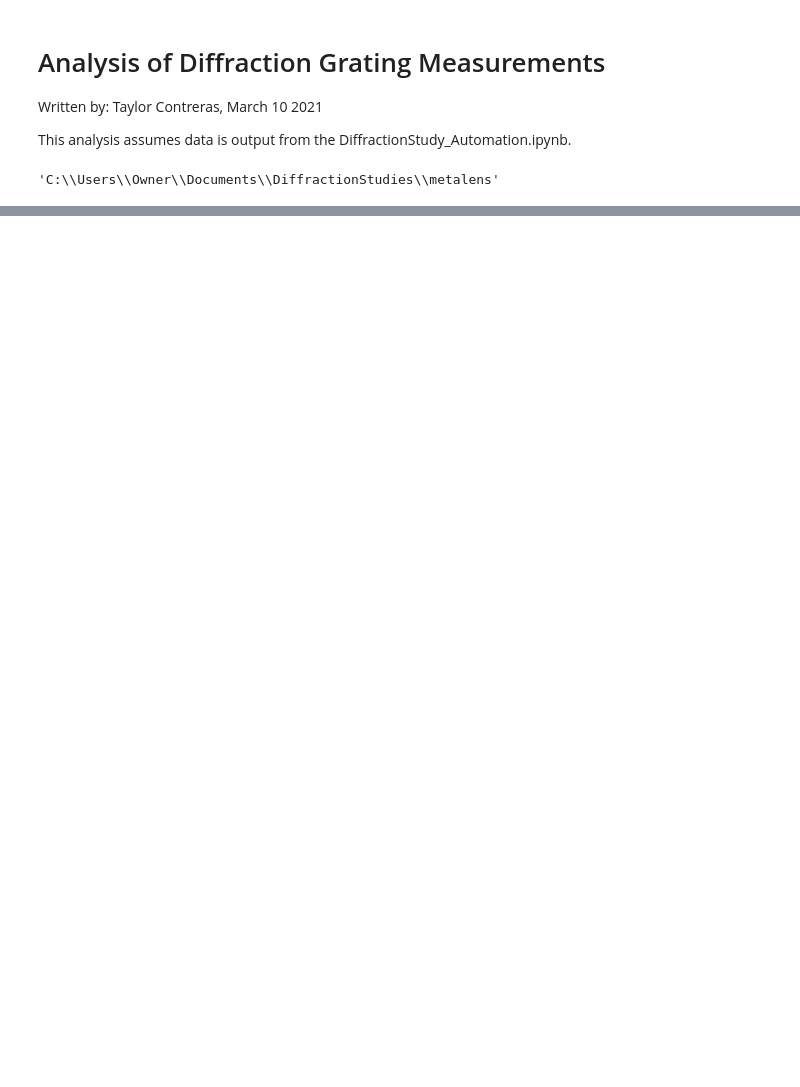
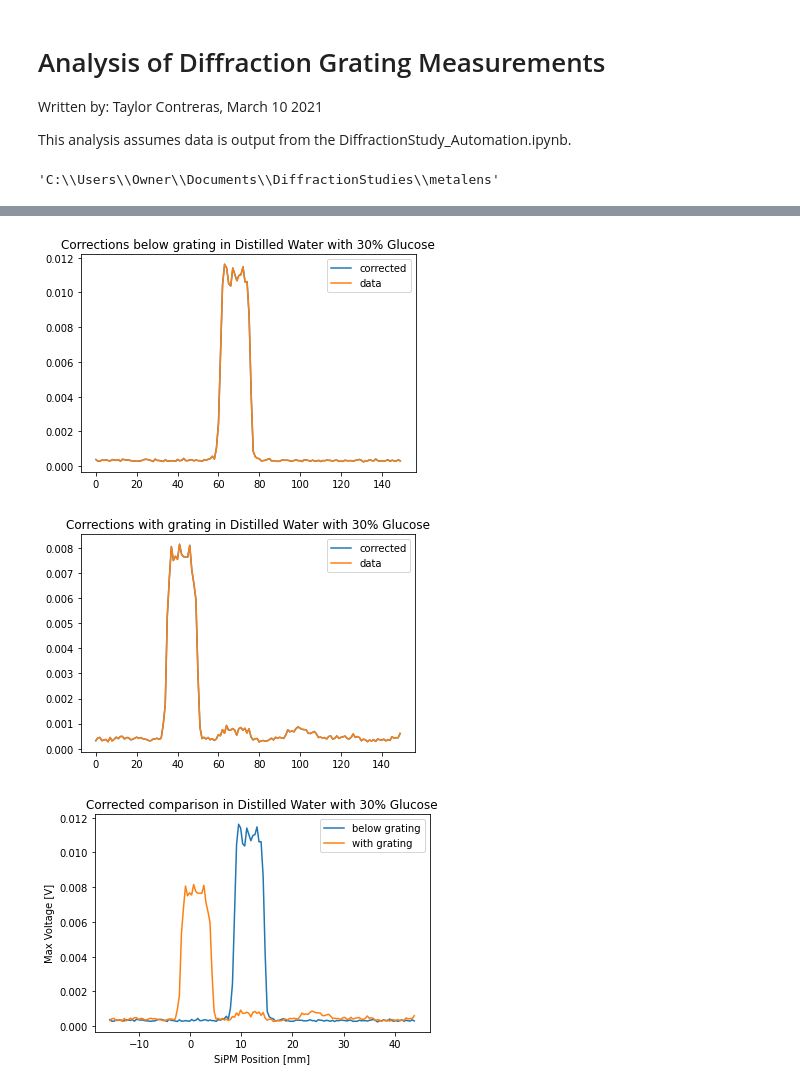
Before and after one commit to tcontrer/metalens, a Jupyter notebook: DiffractionGrating_Analysis.ipynb, the cells around one changed output, grey strips where cells are left out. Cells and saved outputs as stored; diff of their text form; code cells hidden in the pictures; blank space fills up the shorter version.

```diff
--- a/DiffractionGrating_Analysis.ipynb
+++ b/DiffractionGrating_Analysis.ipynb
@@ -207,0 +202,6 @@ SyntaxError: invalid syntax (<ipython-input-18-0605c4e1081c>, line 2)
+# %%
+PlotCorrected(glucose_data)
+# %% [output]
+[figure, added]
+[figure, added]
+[figure, added]
```
Also changed, not shown: parts of 23 cells of this notebook, 12 other files.
